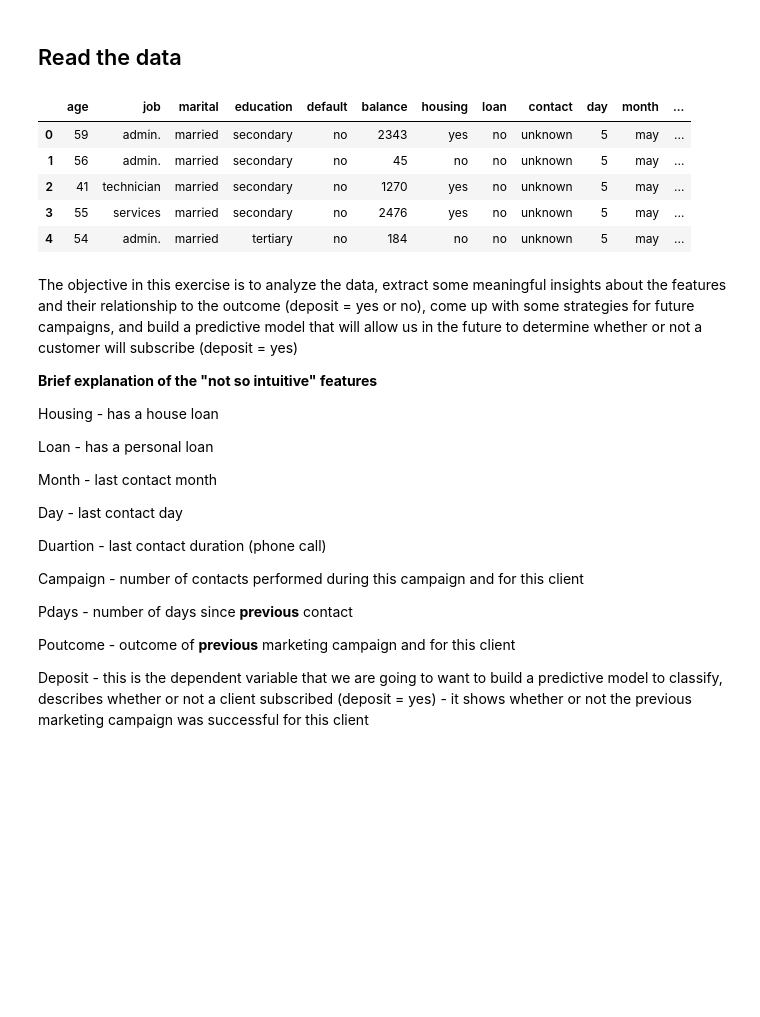
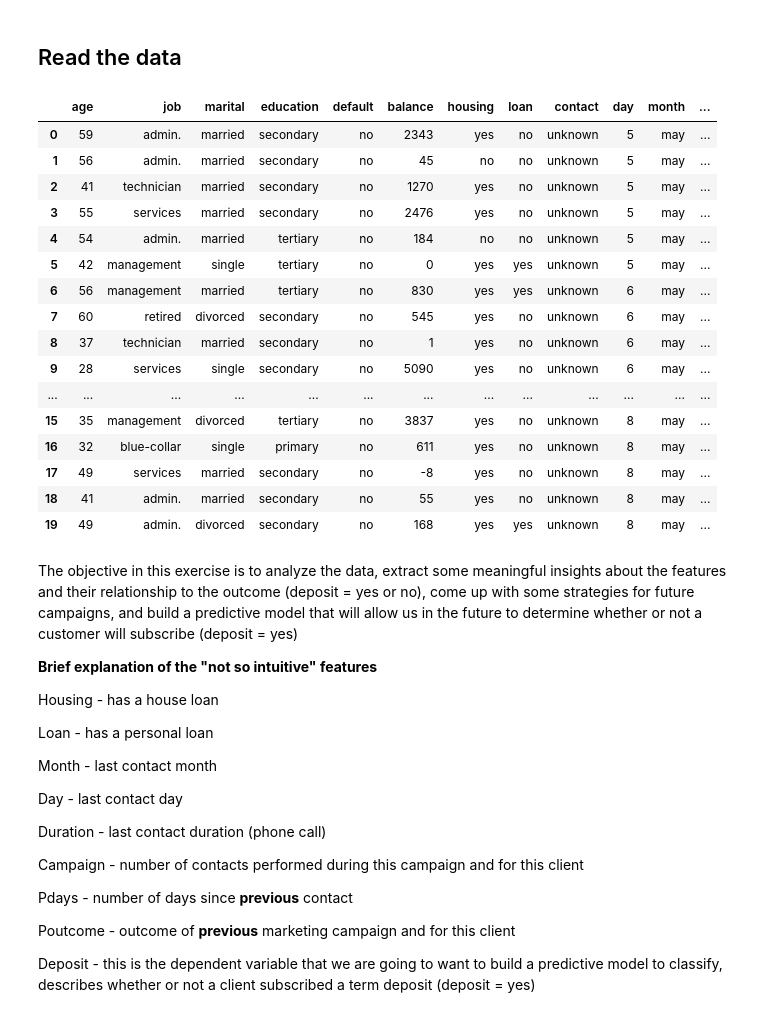
Before and after one commit to Edwardp17/Kaggle, a Jupyter notebook: marketing_bank/marketing_bank.ipynb, the cells around one changed output. Cells and saved outputs as stored; diff of their text form; code cells hidden in the pictures; blank space fills up the shorter version.

Commit message:
marketing_bank edit

```diff
--- a/marketing_bank/marketing_bank.ipynb
+++ b/marketing_bank/marketing_bank.ipynb
@@ -27,14 +26,25 @@ from sklearn.mixture import GaussianMixture
 # %%
 df = pd.read_csv('bank.csv')
 # %%
-df.head()
+df.head(n=20)
 # %% [output]
 |  | age | job | marital | education | default | balance | housing | loan | contact | day | month | ... |
 | 0 | 59 | admin. | married | secondary | no | 2343 | yes | no | unknown | 5 | may | ... |
 | 1 | 56 | admin. | married | secondary | no | 45 | no | no | unknown | 5 | may | ... |
 | 2 | 41 | technician | married | secondary | no | 1270 | yes | no | unknown | 5 | may | ... |
 | 3 | 55 | services | married | secondary | no | 2476 | yes | no | unknown | 5 | may | ... |
 | 4 | 54 | admin. | married | tertiary | no | 184 | no | no | unknown | 5 | may | ... |
+| 5 | 42 | management | single | tertiary | no | 0 | yes | yes | unknown | 5 | may | ... |
+| 6 | 56 | management | married | tertiary | no | 830 | yes | yes | unknown | 6 | may | ... |
+| 7 | 60 | retired | divorced | secondary | no | 545 | yes | no | unknown | 6 | may | ... |
+| 8 | 37 | technician | married | secondary | no | 1 | yes | no | unknown | 6 | may | ... |
+| 9 | 28 | services | single | secondary | no | 5090 | yes | no | unknown | 6 | may | ... |
+| ... | ... | ... | ... | ... | ... | ... | ... | ... | ... | ... | ... | ... |
+| 15 | 35 | management | divorced | tertiary | no | 3837 | yes | no | unknown | 8 | may | ... |
+| 16 | 32 | blue-collar | single | primary | no | 611 | yes | no | unknown | 8 | may | ... |
+| 17 | 49 | services | married | secondary | no | -8 | yes | no | unknown | 8 | may | ... |
+| 18 | 41 | admin. | married | secondary | no | 55 | yes | no | unknown | 8 | may | ... |
+| 19 | 49 | admin. | divorced | secondary | no | 168 | yes | yes | unknown | 8 | may | ... |
 # %% [markdown]
 The objective in this exercise is to analyze the data, extract some meaningful insights about the features and their relationship to the outcome (deposit = yes or no), come up with some strategies for future campaigns, and build a predictive model that will allow us in the future to determine whether or not a customer will subscribe (deposit = yes)
 
@@ -48,7 +58,7 @@ Month - last contact month
 
 Day - last contact day
 
-Duartion - last contact duration (phone call)
+Duration - last contact duration (phone call)
 
 Campaign - number of contacts performed during this campaign and for this client
 
@@ -56,4 +66,4 @@ Pdays - number of days since **previous** contact
 
 Poutcome - outcome of **previous** marketing campaign and for this client
 
-Deposit - this is the dependent variable that we are going to want to build a predictive model to classify, describes whether or not a client subscribed (deposit = yes) - it shows whether or not the previous marketing campaign was successful for this client
+Deposit - this is the dependent variable that we are going to want to build a predictive model to classify, describes whether or not a client subscribed a term deposit (deposit = yes)
```
Also changed, not shown: parts of 14 cells of this notebook.
